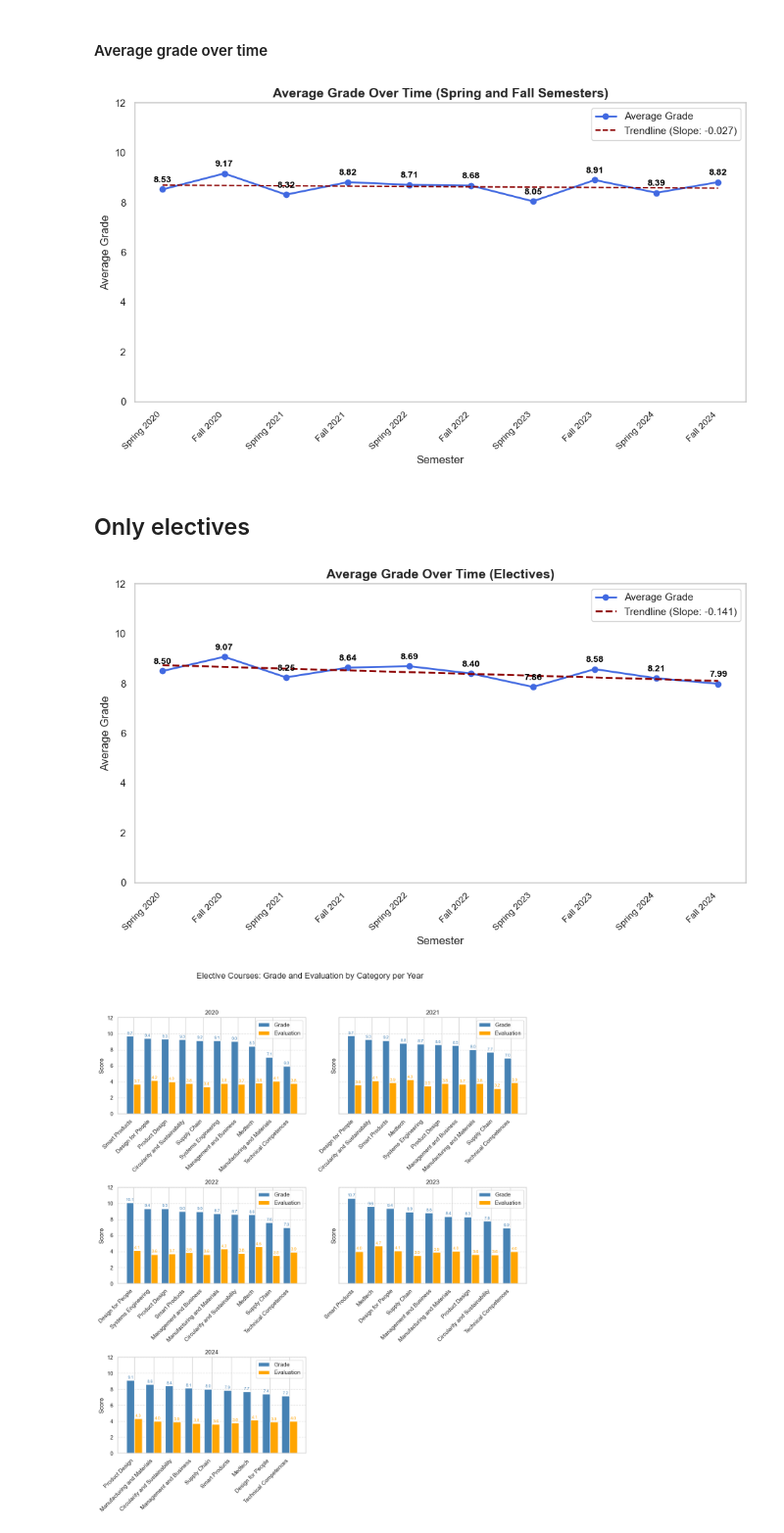
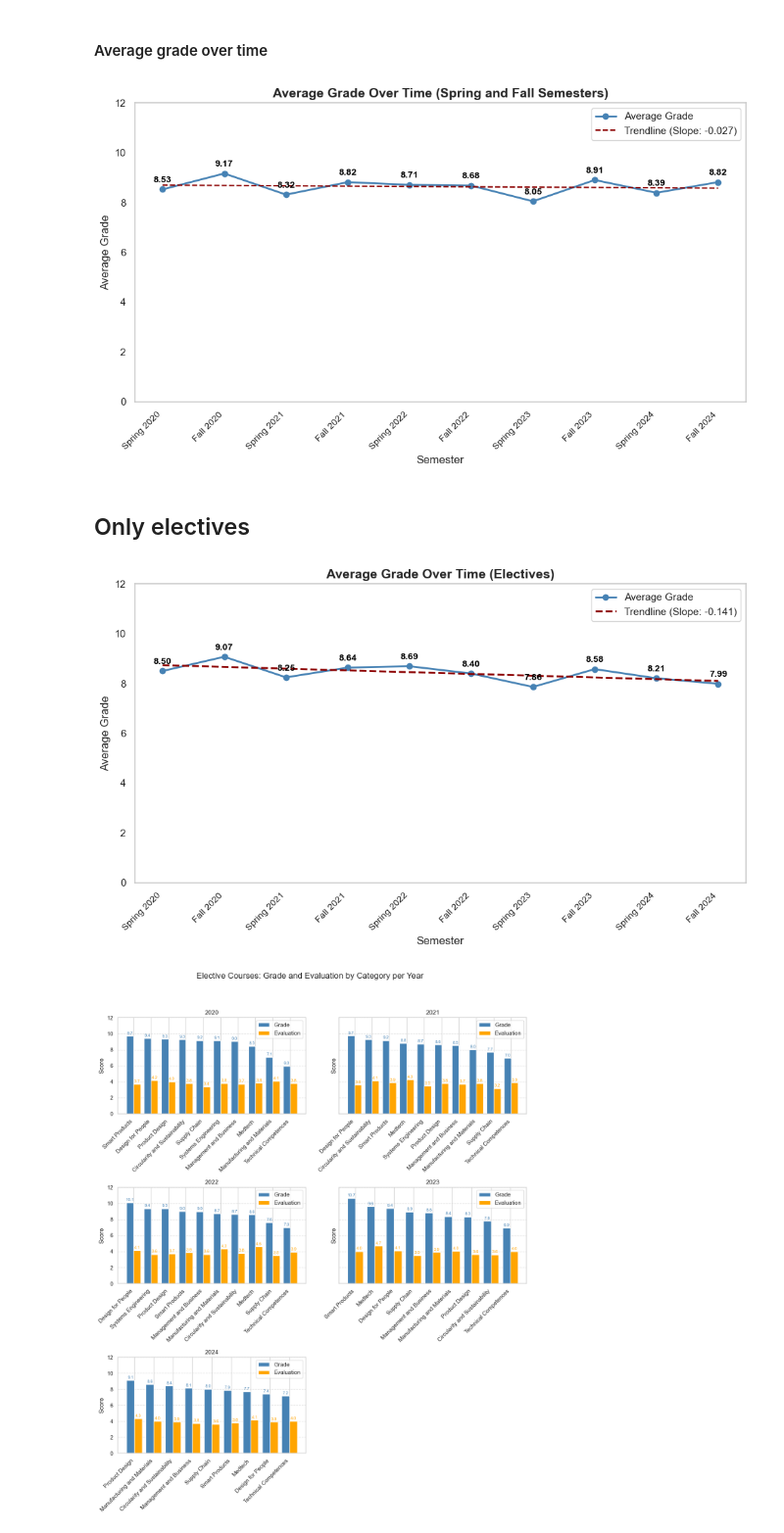
Before and after one commit to Alex-Nielsen-manden/Alex-Nielsen-manden.github.io, a Jupyter notebook: Data load/Final Project B.ipynb, the cells around one changed output. Shown at 98% size. Cells and saved outputs as stored; diff of their text form; code cells hidden in the pictures.

```diff
--- a/Data load/Final Project B.ipynb
+++ b/Data load/Final Project B.ipynb
@@ -578,7 +578,7 @@ slope_label = f"Slope: {slope:.3f}"
 plt.figure(figsize=(10, 6))
 
 # Plot the average grades over time (original color - blue)
-plt.plot(grades_over_time['Time'], grades_over_time['Average grade'], marker='o', color='royalblue', linestyle='-', linewidth=2, label='Average Grade')
+plt.plot(grades_over_time['Time'], grades_over_time['Average grade'], marker='o', color='steelblue', linestyle='-', linewidth=2, label='Average Grade')
 
 # Plot the linear trendline (original color - red)
 plt.plot(grades_over_time['Time'], grades_over_time['Trend'], color='darkred', linestyle='--', label=f'Trendline ({slope_label})')
@@ -599,34 +599,34 @@ plt.xticks(x_ticks, labels=x_labels, rotation=45, ha='right', fontsize=10)
 # Add data labels on the plot for each point with bold annotation
 for i, row in grades_over_time.iterrows():
     plt.text(row['Time'], row['Average grade'] + 0.2, f"{row['Average grade']:.2f}",
              ha='center', va='bottom', fontsize=10, fontweight='bold', color='black')
 
 # Remove the grid for a cleaner look
 plt.grid(False)
 
 # Annotate the trendline with an arrow and label
 plt.annotate(f'Trend: {slope_label}',
              xy=(0.8, 10),  # Position near the trendline (adjust for better visibility)
              xytext=(0.8, 9),  # Slightly shifted to make space for the label
              textcoords='figure fraction',
              fontsize=12,
              ha='center',
              va='center',
              color='darkred',
              bbox=dict(facecolor='white', edgecolor='darkred', boxstyle='round,pad=0.3'),
              arrowprops=dict(arrowstyle="->", connectionstyle="arc3,rad=.3", color='darkred'))
 
 # Show the legend
 plt.legend()
 
 # Adjust layout for better spacing
 plt.tight_layout()
 
 plt.savefig("average_grade_semester.png", dpi=300, bbox_inches="tight")
 # Show the plot
 plt.show()
 # %% [output]
-[figure, old version]
+[figure, new version]
 # %% [markdown]
 ## Only electives
 # %%
@@ -669,7 +669,7 @@ plt.figure(figsize=(10, 6))
 
 # Plot average grades
 plt.plot(grades_over_time['Time'], grades_over_time['Average grade'],
-         marker='o', color='royalblue', linestyle='-', linewidth=2, label='Average Grade')
+         marker='o', color='steelblue', linestyle='-', linewidth=2, label='Average Grade')
 
 # Plot trendline with slope in label
 plt.plot(grades_over_time['Time'], grades_over_time['Trend'],
@@ -700,7 +700,7 @@ plt.tight_layout()
 plt.savefig("average_grade_semester_electives.png", dpi=300, bbox_inches="tight")
 plt.show()
 # %% [output]
-[figure, old version]
+[figure, new version]
 # %%
 # Copy and filter for electives
 df_n4 = CD.copy()
```
Also changed, not shown: parts of 1 cell of this notebook, 3 other files.
